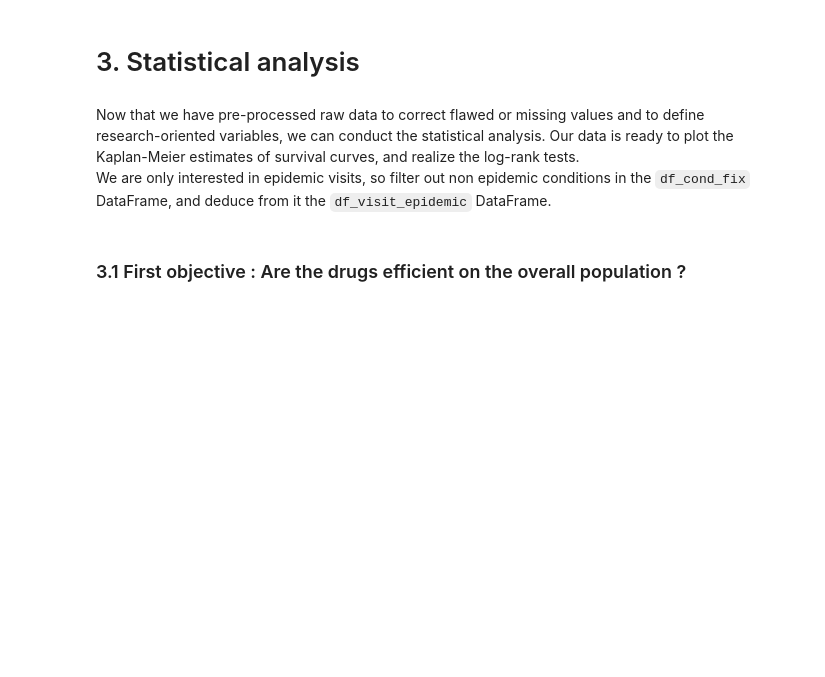
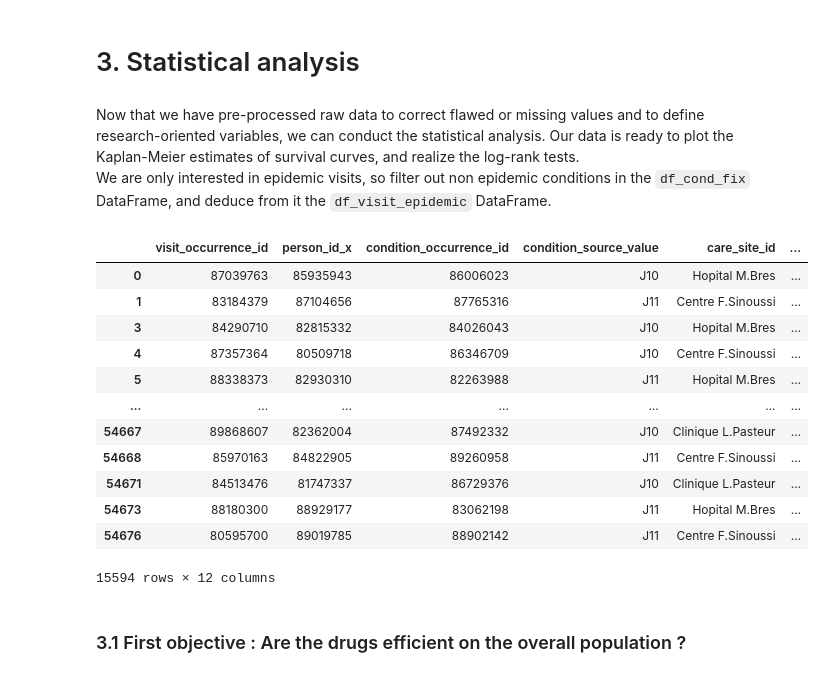
Before and after one commit to LoickChardon/edstuto, a Jupyter notebook: exercises/exercise1/ex1_enonce.ipynb, the cells around one changed output. Cells and saved outputs as stored; diff of their text form; code cells hidden in the pictures; blank space fills up the shorter version.

```diff
--- a/exercises/exercise1/ex1_enonce.ipynb
+++ b/exercises/exercise1/ex1_enonce.ipynb
@@ -447,2 +545,2 @@ list_epidemic_icd10 = #TODO
-# %%
-df_cond_fix["is_epidemic"] = #TODO
+# %%
+list_epidemic_icd10 = ['JC09','J10','J11']
@@ -467,5 +588,19 @@ df_cond_epidemic = #TODO
 # %%
-df_visit_epidemic = #TODO
+df_visit_epidemic
+# %% [output]
+|  | visit_occurrence_id | person_id_x | condition_occurrence_id | condition_source_value | care_site_id | ... |
+| 0 | 87039763 | 85935943 | 86006023 | J10 | Hopital M.Bres | ... |
+| 1 | 83184379 | 87104656 | 87765316 | J11 | Centre F.Sinoussi | ... |
+| 3 | 84290710 | 82815332 | 84026043 | J10 | Hopital M.Bres | ... |
+| 4 | 87357364 | 80509718 | 86346709 | J10 | Centre F.Sinoussi | ... |
+| 5 | 88338373 | 82930310 | 82263988 | J11 | Hopital M.Bres | ... |
+| ... | ... | ... | ... | ... | ... | ... |
+| 54667 | 89868607 | 82362004 | 87492332 | J10 | Clinique L.Pasteur | ... |
+| 54668 | 85970163 | 84822905 | 89260958 | J11 | Centre F.Sinoussi | ... |
+| 54671 | 84513476 | 81747337 | 86729376 | J10 | Clinique L.Pasteur | ... |
+| 54673 | 88180300 | 88929177 | 83062198 | J11 | Hopital M.Bres | ... |
+| 54676 | 80595700 | 89019785 | 88902142 | J11 | Centre F.Sinoussi | ... |
+15594 rows × 12 columns
 # %% [markdown]
 <a id="stat_first_kaplan"></a>
 ### 3.1 First objective : Are the drugs efficient on the overall population ?
```
Also changed, not shown: parts of 50 cells of this notebook.
